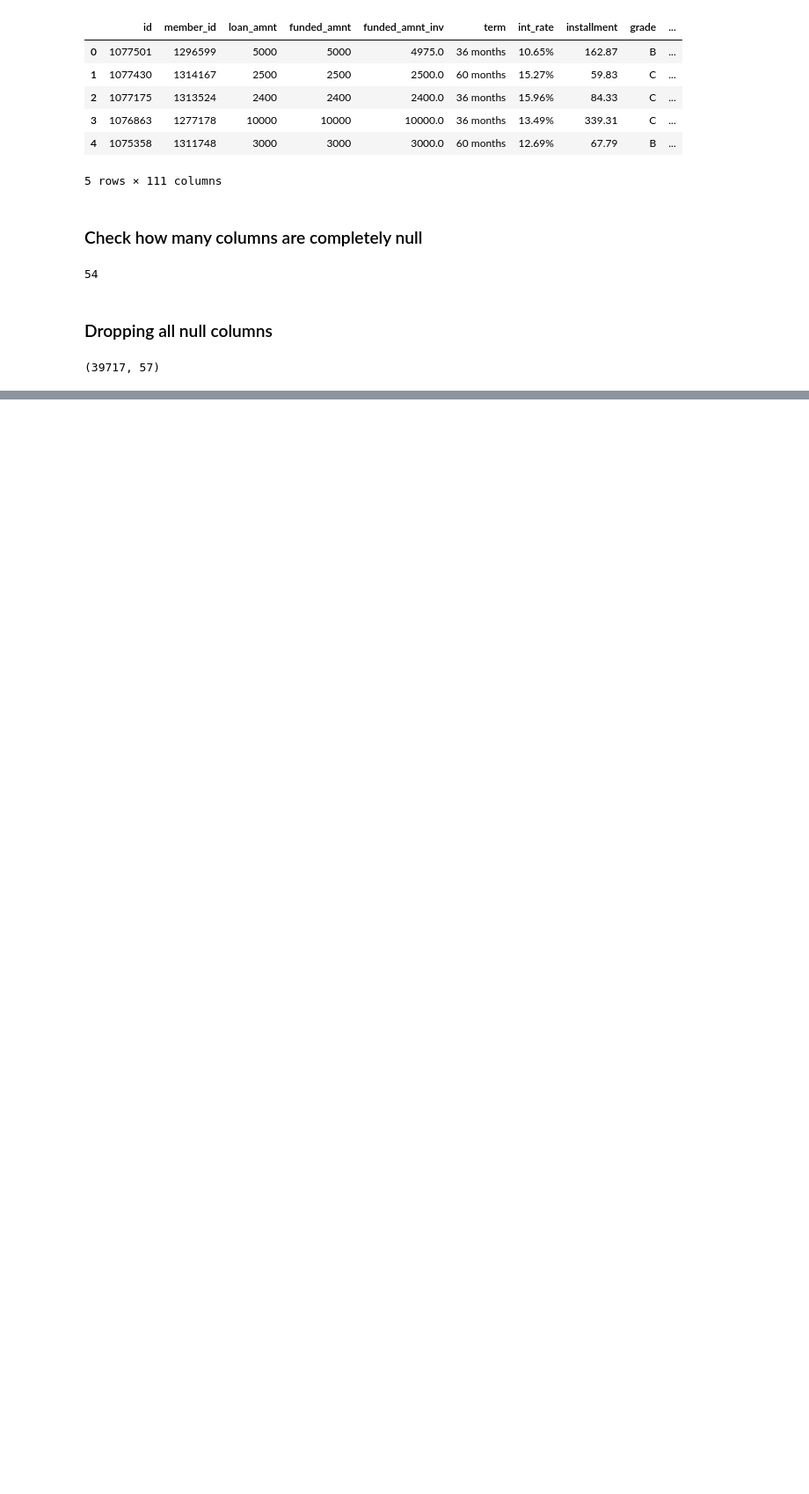
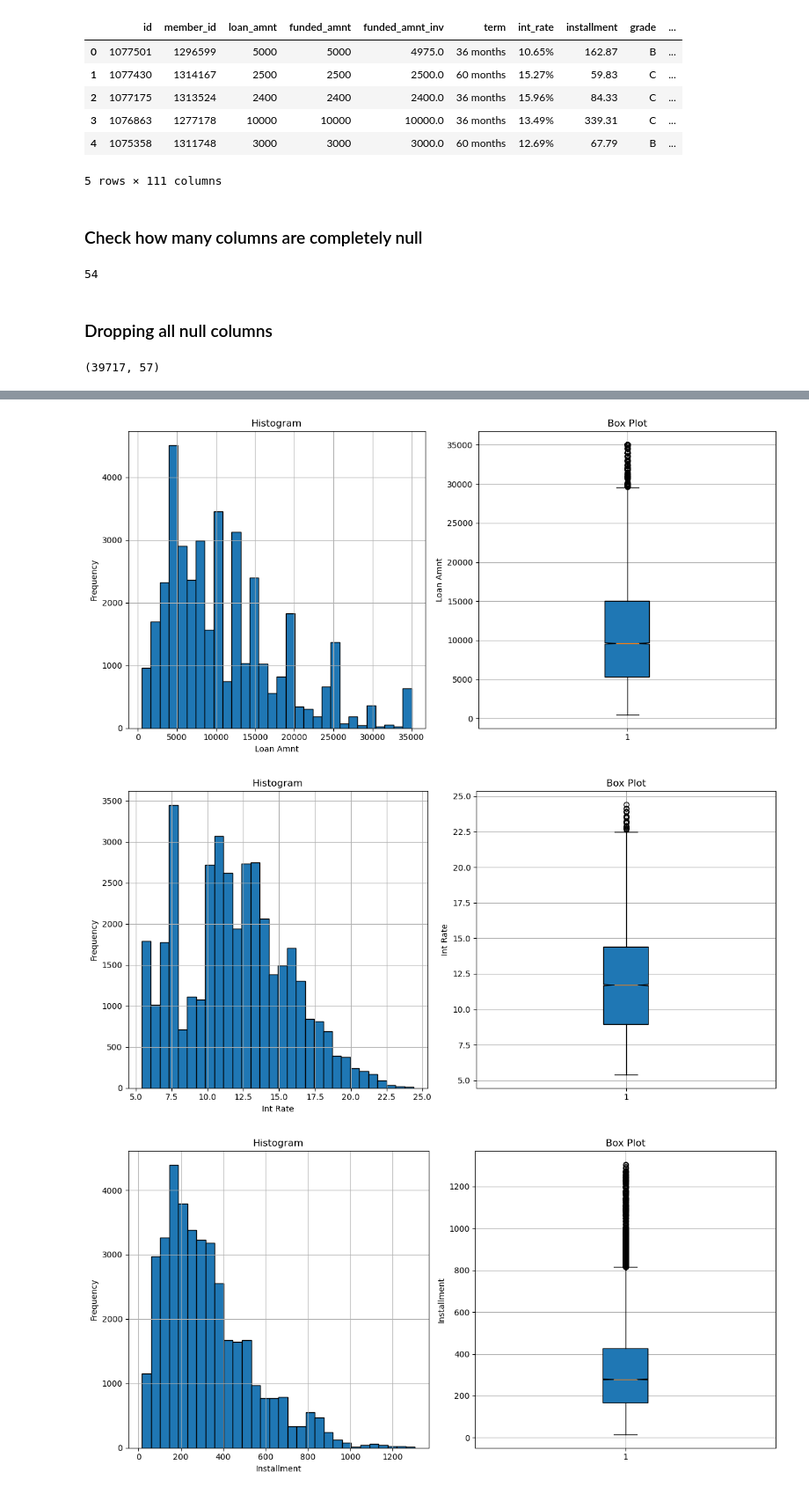
Before and after one commit to eswar-janjanam/lending-club-case-study, a Jupyter notebook: lending_club_data_analysis.ipynb, the cells around one changed output, grey strips where cells are left out. Shown at 88% size. Cells and saved outputs as stored; diff of their text form; code cells hidden in the pictures; blank space fills up the shorter version.

```diff
--- a/lending_club_data_analysis.ipynb
+++ b/lending_club_data_analysis.ipynb
@@ -212,0 +286,11 @@ dtype: int64
+# %%
+# date_cols = ['issue_d', 'earliest_cr_line', 'last_pymnt_d', 'last_credit_pull_d']
+
+df['issue_month'] = df['issue_d'].dt.month.astype(int)
+df['issue_year'] = df['issue_d'].dt.year.astype(int)
+
+current_date = datetime.now()
+df['credit_history_length'] = ((current_date - df['earliest_cr_line']).dt.days / 365.25).astype(int)
+
+df['last_pay_month'] = df['last_pymnt_d'].dt.month.astype(int)
+df['last_pay_year'] = df['last_pymnt_d'].dt.year.astype(int)
@@ -212,0 +317,7 @@ dtype: int64
+# %%
+extra_cols = ['id', 'member_id', 'funded_amnt', 'funded_amnt_inv', 'sub_grade', 'emp_title', 'url', 'desc', 'title', 'zip_code', 'inq_last_6mths', 'open_acc', 'revol_util', 'total_acc', 'out_prncp', 'out_prncp_inv', 'total_pymnt', 'total_pymnt_inv', 'total_rec_prncp', 'total_rec_int', 'total_rec_late_fee', 'recoveries', 'collection_recovery_fee', 'last_pymnt_amnt', 'last_credit_pull_d' ]
+num_cols = ['loan_amnt', 'int_rate', 'installment', 'emp_length', 'annual_inc', 'dti', 'delinq_2yrs', 'pub_rec', 'revol_bal', 'pub_rec_bankruptcies', 'credit_history_length']
+cat_cols = ['term', 'grade', 'home_ownership', 'verification_status', 'issue_month', 'issue_year', 'loan_status', 'purpose', 'addr_state', 'last_pay_month', 'last_pay_year' ]
+# %%
+df = df.drop(columns=extra_cols)
+df.shape
@@ -212,0 +336,3 @@ dtype: int64
+# %%
+df = df[~(df['loan_status'] == 'Current')]
+df.shape
@@ -212,0 +352,25 @@ dtype: int64
+# %%
+for col in num_cols:
+    data = df[col]
+    col_name = col.replace('_', ' ').title()
+    fig, axs = plt.subplots(1, 2, figsize=(12, 6))
+
+    # Plotting histogram
+    axs[0].hist(data.sort_values(), bins=30, edgecolor='black')
+    axs[0].set_title('Histogram')
+    axs[0].set_xlabel(col_name)
+    axs[0].set_ylabel('Frequency')
+    axs[0].grid(True)
+
+    # Plotting box plot
+    axs[1].boxplot(data.sort_values(), patch_artist=True, notch=True)
+    axs[1].set_title('Box Plot')
+    axs[1].set_ylabel(col_name)
+    axs[1].grid(True)
+
+    plt.tight_layout()
+    plt.show()
+# %% [output]
+[figure, added]
+[figure, added]
+[figure, added]
```
Also changed, not shown: parts of 37 cells of this notebook.
